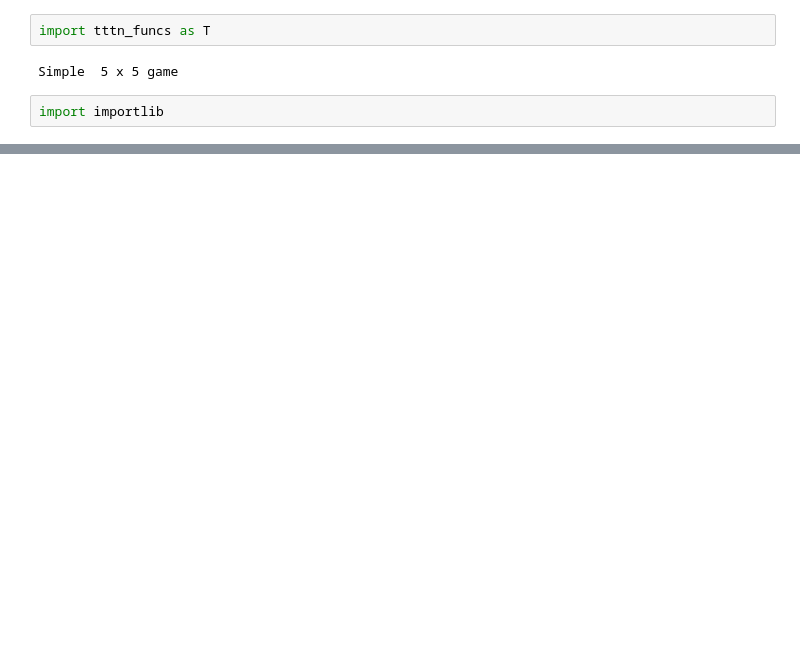
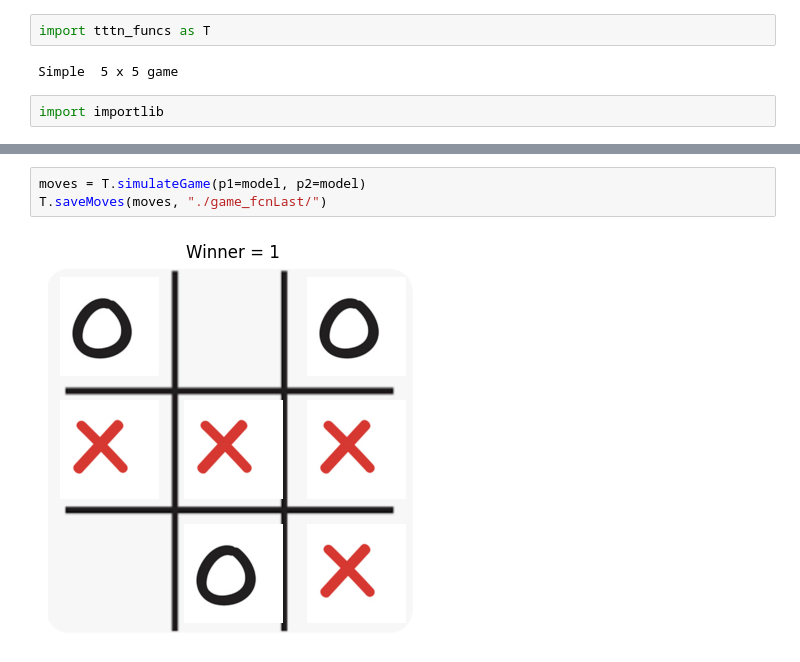
Before and after one commit to ALuchinsky/Fall2022_Data7300, a Jupyter notebook: 3x3.ipynb, the cells around one changed output, grey strips where cells are left out. Drawn from its saved outputs; the diff is of its cells as text; blank space fills up the shorter version.

```diff
--- a/3x3.ipynb
+++ b/3x3.ipynb
@@ -41,0 +137,5 @@ Winner: 2
+# %%
+moves = T.simulateGame(p1=model, p2=model)
+T.saveMoves(moves, "./game_fcnLast/")
+# %% [output]
+[figure, added]
```
Also changed, not shown: parts of 32 cells of this notebook, 52 other files.
